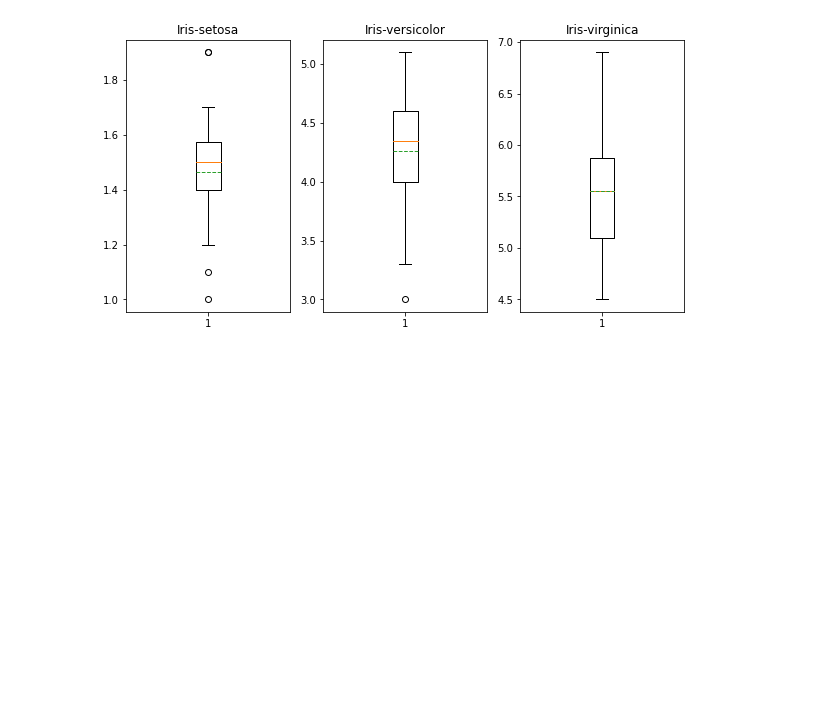
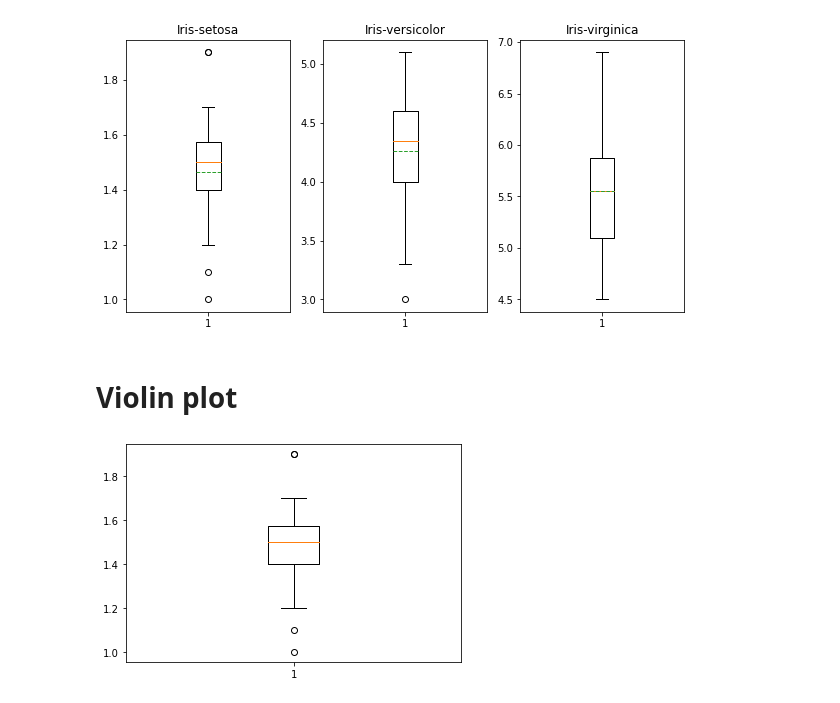
Before and after one commit to chayakonchanlun/data_viz_2022, a Jupyter notebook: Dataviz02_Data_Distribution.ipynb, the cells around one changed output. Drawn from its saved outputs; the diff is of its cells as text; code cells hidden in the pictures; blank space fills up the shorter version.

```diff
--- a/Dataviz02_Data_Distribution.ipynb
+++ b/Dataviz02_Data_Distribution.ipynb
@@ -335,3 +335,9 @@ plt.title('Iris-virginica')  # สร้างชื่อกราฟบอก
 # %% [output]
 ''
 [figure]
+# %% [markdown]
+# Violin plot
+# %%
+bb = plt.boxplot(df['PetalLength'][:50])
+# %% [output]
+[figure, added]
```
Also changed, not shown: parts of 4 cells of this notebook.
